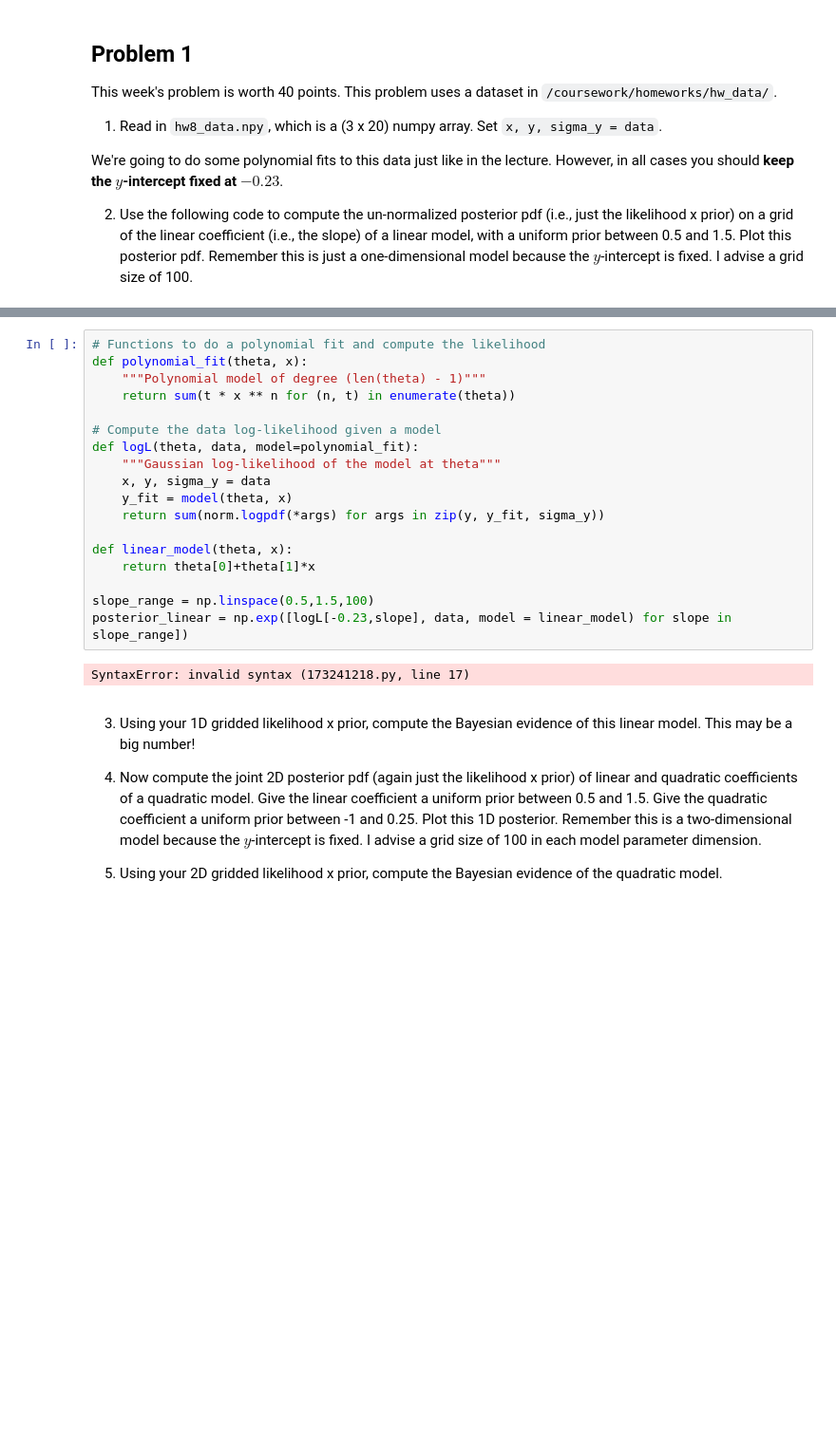
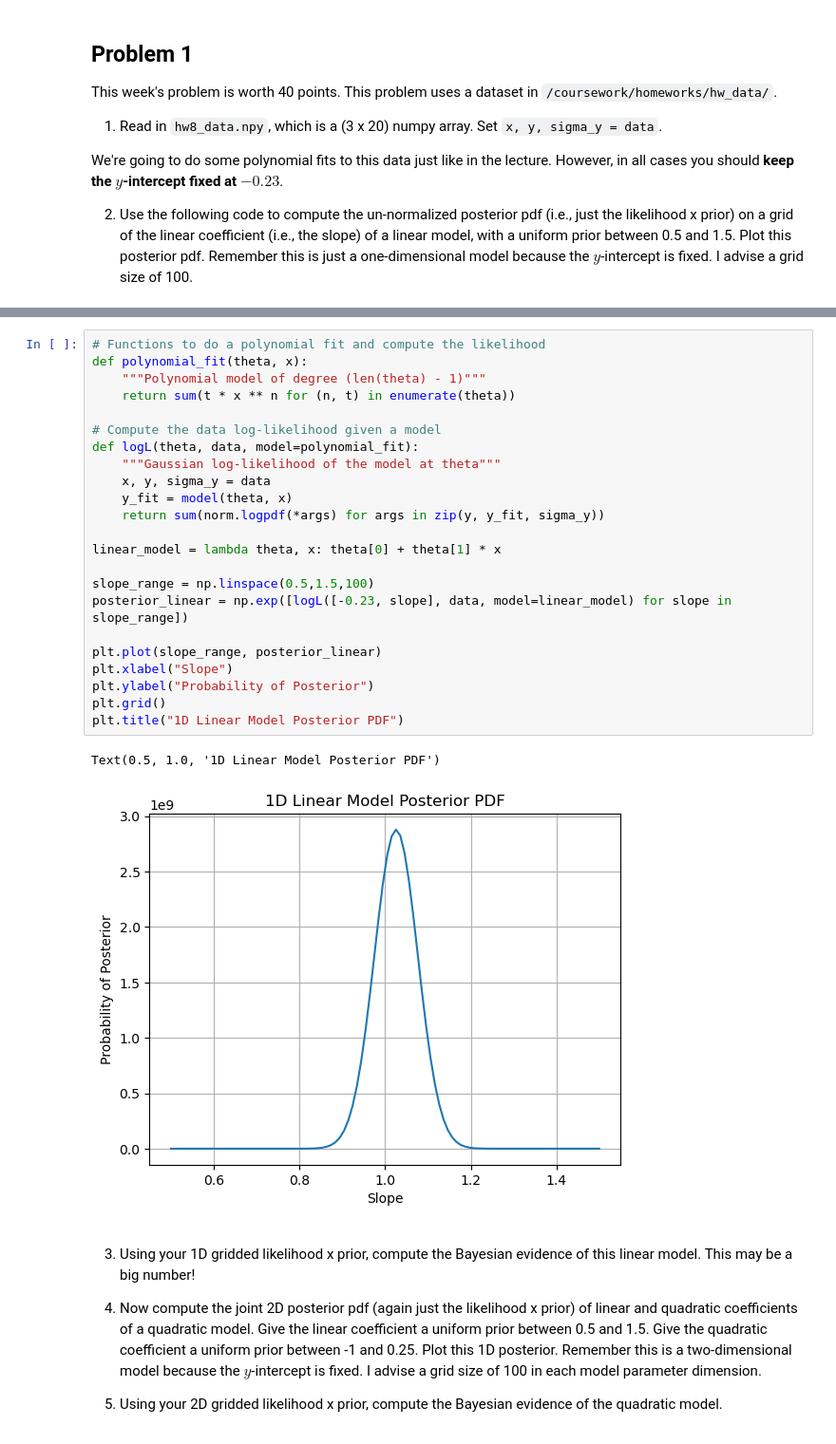
Before and after one commit to agupta-umiss/phys629-fall-2023, a Jupyter notebook: student_folders/CodyMcCammon/phys629_f23_hw8_CodyMcCammon.ipynb, the cells around one changed output, grey strips where cells are left out. Shown at 95% size. Drawn from its saved outputs; the diff is of its cells as text; blank space fills up the shorter version.

```diff
--- a/student_folders/CodyMcCammon/phys629_f23_hw8_CodyMcCammon.ipynb
+++ b/student_folders/CodyMcCammon/phys629_f23_hw8_CodyMcCammon.ipynb
@@ -25,23 +30,29 @@ x, y, sigma_y = data
 # %%
 # Functions to do a polynomial fit and compute the likelihood
 def polynomial_fit(theta, x):
     """Polynomial model of degree (len(theta) - 1)"""
     return sum(t * x ** n for (n, t) in enumerate(theta))
 
 # Compute the data log-likelihood given a model
 def logL(theta, data, model=polynomial_fit):
     """Gaussian log-likelihood of the model at theta"""
     x, y, sigma_y = data
     y_fit = model(theta, x)
     return sum(norm.logpdf(*args) for args in zip(y, y_fit, sigma_y))
 
-def linear_model(theta, x):
-    return theta[0]+theta[1]*x
+linear_model = lambda theta, x: theta[0] + theta[1] * x
 
 slope_range = np.linspace(0.5,1.5,100)
-posterior_linear = np.exp([logL[-0.23,slope], data, model = linear_model) for slope in slope_range])
+posterior_linear = np.exp([logL([-0.23, slope], data, model=linear_model) for slope in slope_range])
+
+plt.plot(slope_range, posterior_linear)
+plt.xlabel("Slope")
+plt.ylabel("Probability of Posterior")
+plt.grid()
+plt.title("1D Linear Model Posterior PDF")
 # %% [output]
-SyntaxError: invalid syntax (173241218.py, line 17)
+Text(0.5, 1.0, '1D Linear Model Posterior PDF')
+[figure, added]
 # %% [markdown]
 3) Using your 1D gridded likelihood x prior, compute the Bayesian evidence of this linear model. This may be a big number!
 
```
Also changed, not shown: parts of 9 cells of this notebook.
